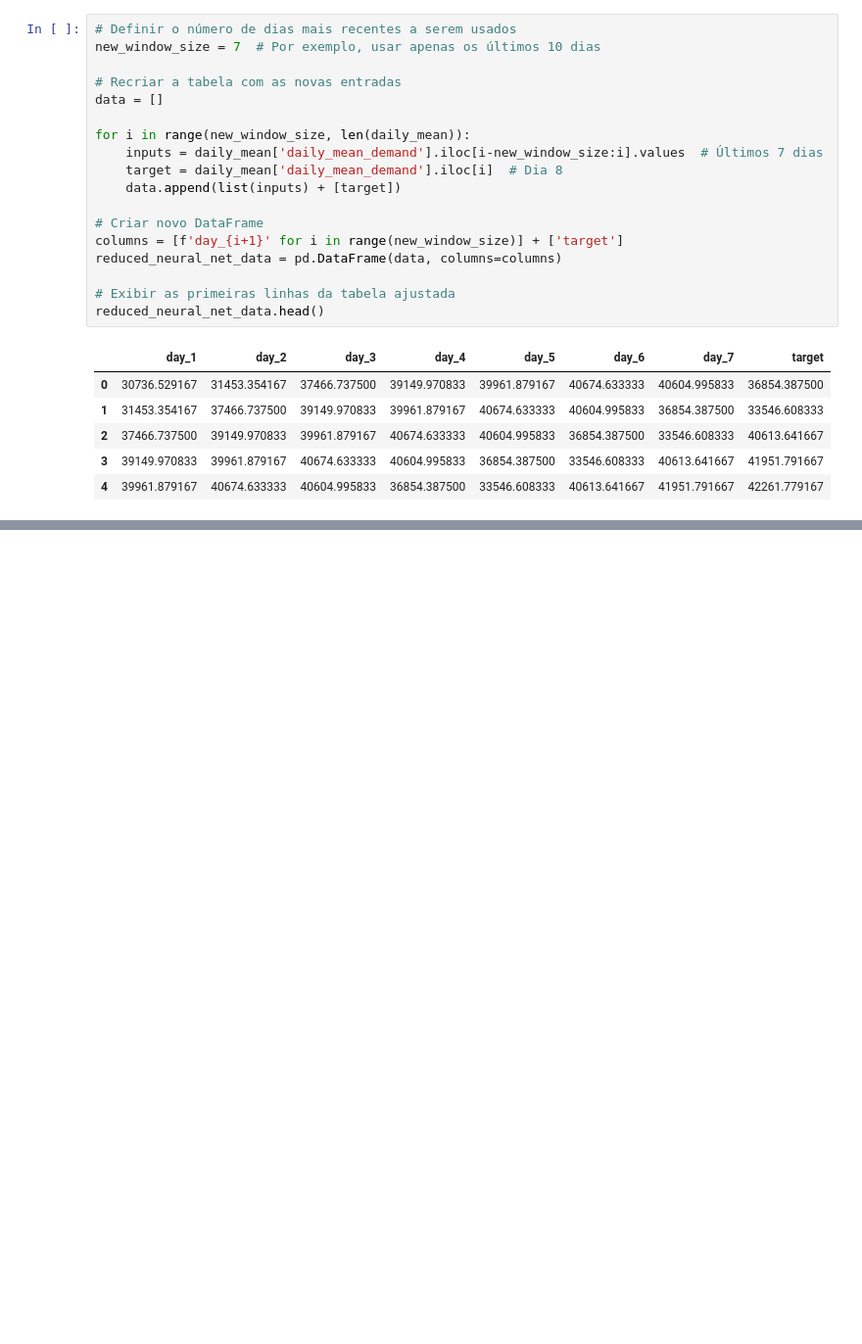
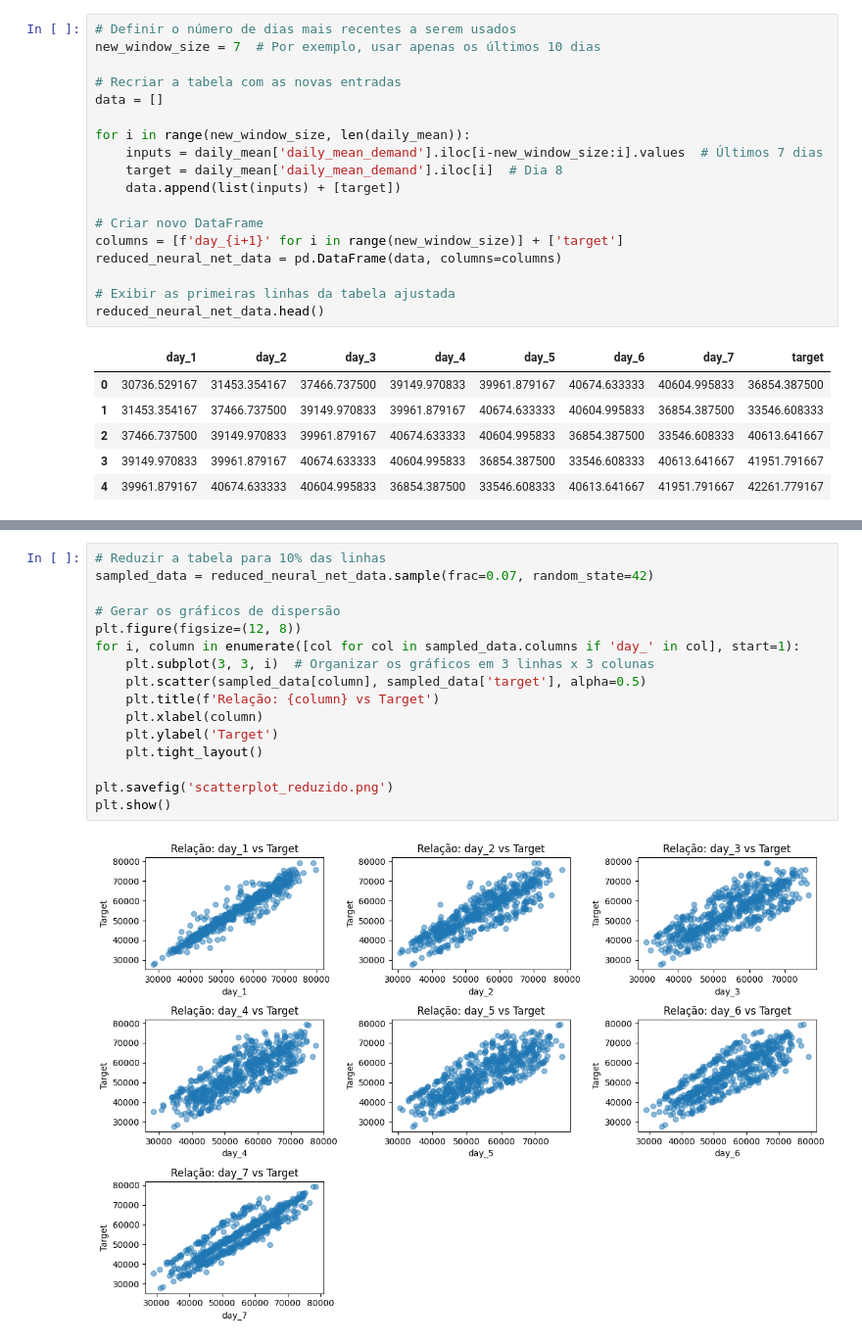
Before and after one commit to DuduRamone/Redes_Neurais, a Jupyter notebook: redesNeurais.ipynb, the cells around one changed output, grey strips where cells are left out. Shown at 98% size. Drawn from its saved outputs; the diff is of its cells as text; blank space fills up the shorter version.

Commit message:
feat: adiciona gráficos das análises

```diff
--- a/redesNeurais.ipynb
+++ b/redesNeurais.ipynb
@@ -396,6 +404,24 @@ for i, column in enumerate([col for col in reduced_neural_net_data.columns if 'd
 plt.show()
 # %% [output]
 [figure]
+# %%
+# Reduzir a tabela para 10% das linhas
+sampled_data = reduced_neural_net_data.sample(frac=0.07, random_state=42)
+
+# Gerar os gráficos de dispersão
+plt.figure(figsize=(12, 8))
+for i, column in enumerate([col for col in sampled_data.columns if 'day_' in col], start=1):
+    plt.subplot(3, 3, i)  # Organizar os gráficos em 3 linhas x 3 colunas
+    plt.scatter(sampled_data[column], sampled_data['target'], alpha=0.5)
+    plt.title(f'Relação: {column} vs Target')
+    plt.xlabel(column)
+    plt.ylabel('Target')
+    plt.tight_layout()
+
+plt.savefig('scatterplot_reduzido.png')
+plt.show()
+# %% [output]
+[figure, added]
 # %%
 plt.figure(figsize=(12, 8))
 
```
Also changed, not shown: parts of 16 cells of this notebook, 11 other files.
